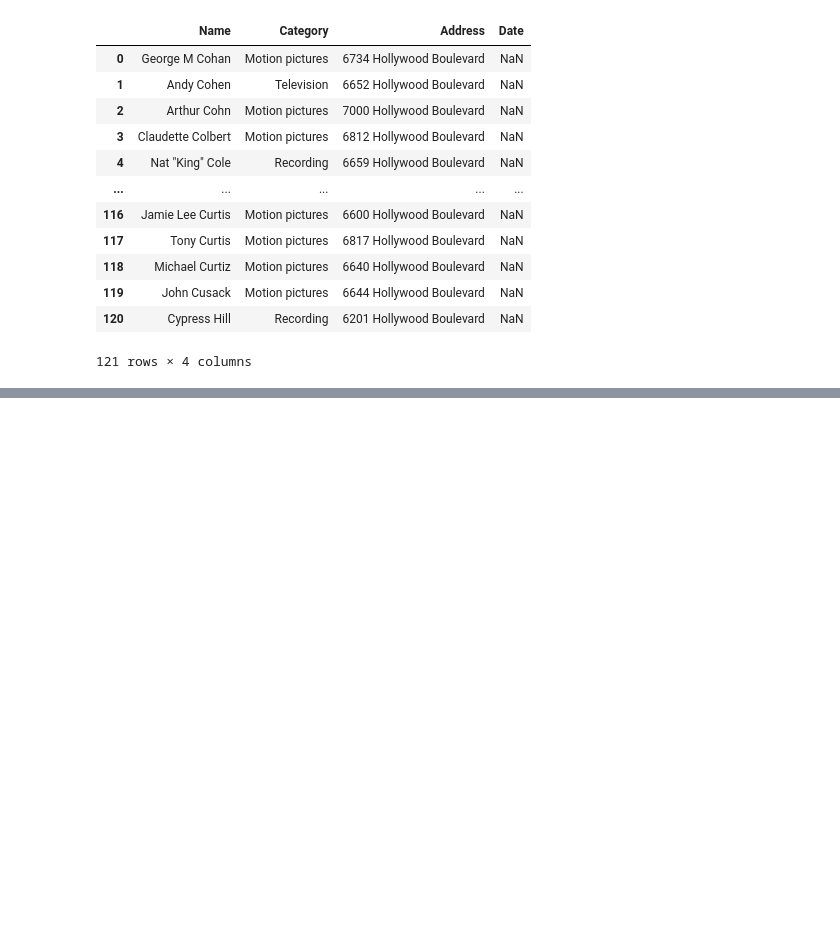
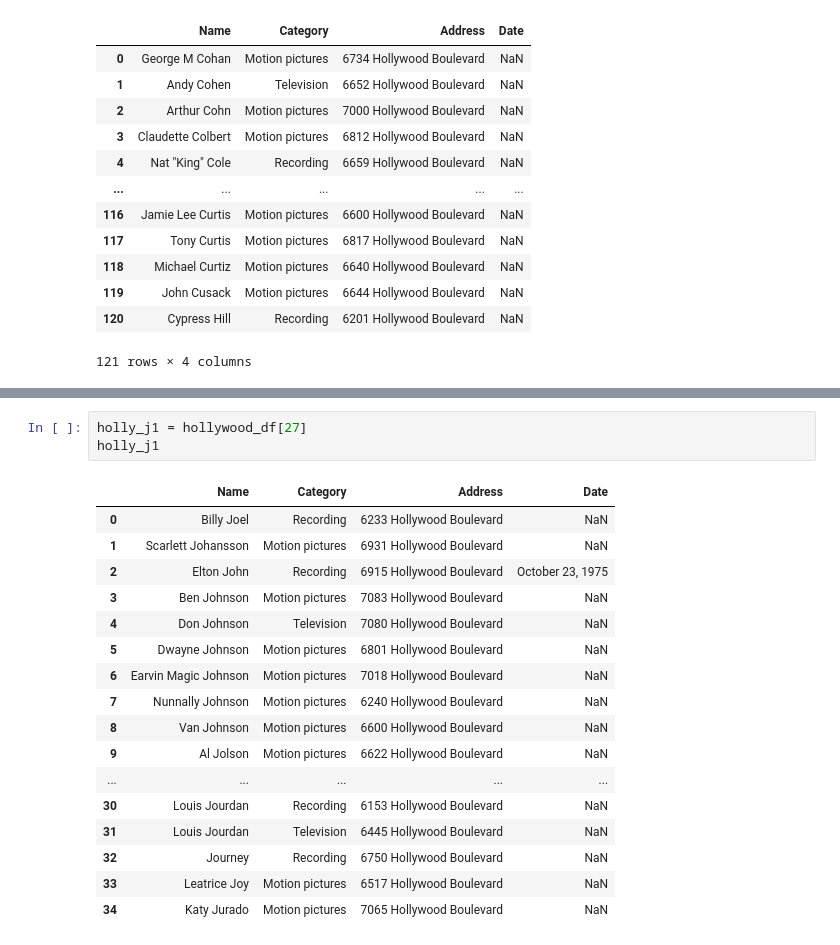
Before and after one commit to mburns74/marty_capstone, a Jupyter notebook: scripts/m_burns_cap_scrape.ipynb, the cells around one changed output, grey strips where cells are left out. Cells and saved outputs as stored; diff of their text form; blank space fills up the shorter version.

```diff
--- a/scripts/m_burns_cap_scrape.ipynb
+++ b/scripts/m_burns_cap_scrape.ipynb
@@ -846,0 +1062,21 @@ holly_c1
+# %%
+holly_j1 = hollywood_df[27]
+holly_j1
+# %% [output]
+|  | Name | Category | Address | Date |
+| 0 | Billy Joel | Recording | 6233 Hollywood Boulevard | NaN |
+| 1 | Scarlett Johansson | Motion pictures | 6931 Hollywood Boulevard | NaN |
+| 2 | Elton John | Recording | 6915 Hollywood Boulevard | October 23, 1975 |
+| 3 | Ben Johnson | Motion pictures | 7083 Hollywood Boulevard | NaN |
+| 4 | Don Johnson | Television | 7080 Hollywood Boulevard | NaN |
+| 5 | Dwayne Johnson | Motion pictures | 6801 Hollywood Boulevard | NaN |
+| 6 | Earvin Magic Johnson | Motion pictures | 7018 Hollywood Boulevard | NaN |
+| 7 | Nunnally Johnson | Motion pictures | 6240 Hollywood Boulevard | NaN |
+| 8 | Van Johnson | Motion pictures | 6600 Hollywood Boulevard | NaN |
+| 9 | Al Jolson | Motion pictures | 6622 Hollywood Boulevard | NaN |
+| ... | ... | ... | ... | ... |
+| 30 | Louis Jourdan | Recording | 6153 Hollywood Boulevard | NaN |
+| 31 | Louis Jourdan | Television | 6445 Hollywood Boulevard | NaN |
+| 32 | Journey | Recording | 6750 Hollywood Boulevard | NaN |
+| 33 | Leatrice Joy | Motion pictures | 6517 Hollywood Boulevard | NaN |
+| 34 | Katy Jurado | Motion pictures | 7065 Hollywood Boulevard | NaN |
```
Also changed, not shown: parts of 68 cells of this notebook.
